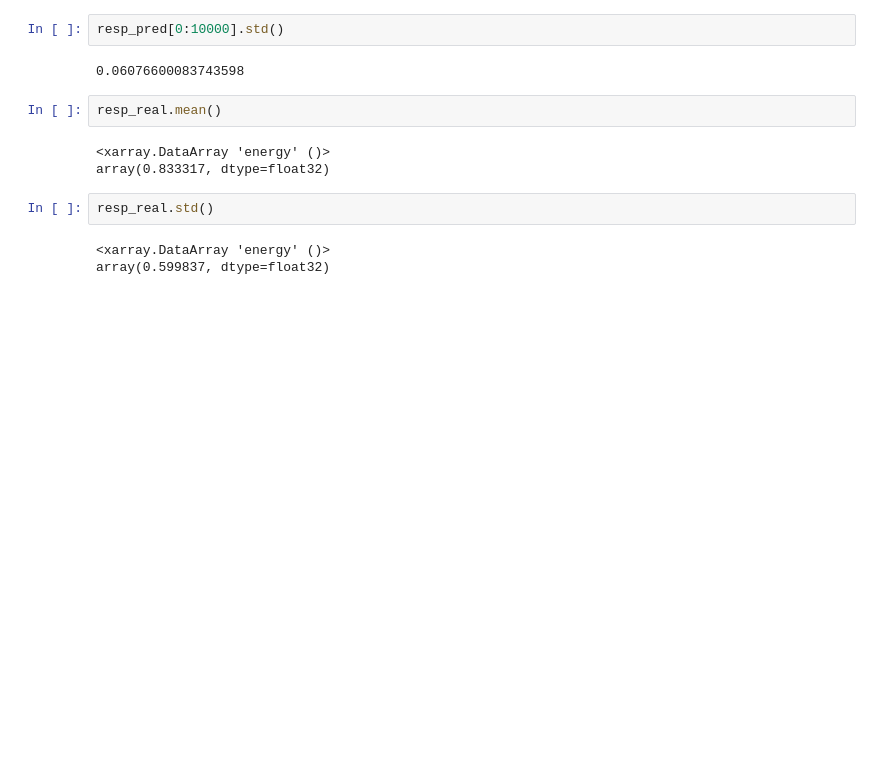
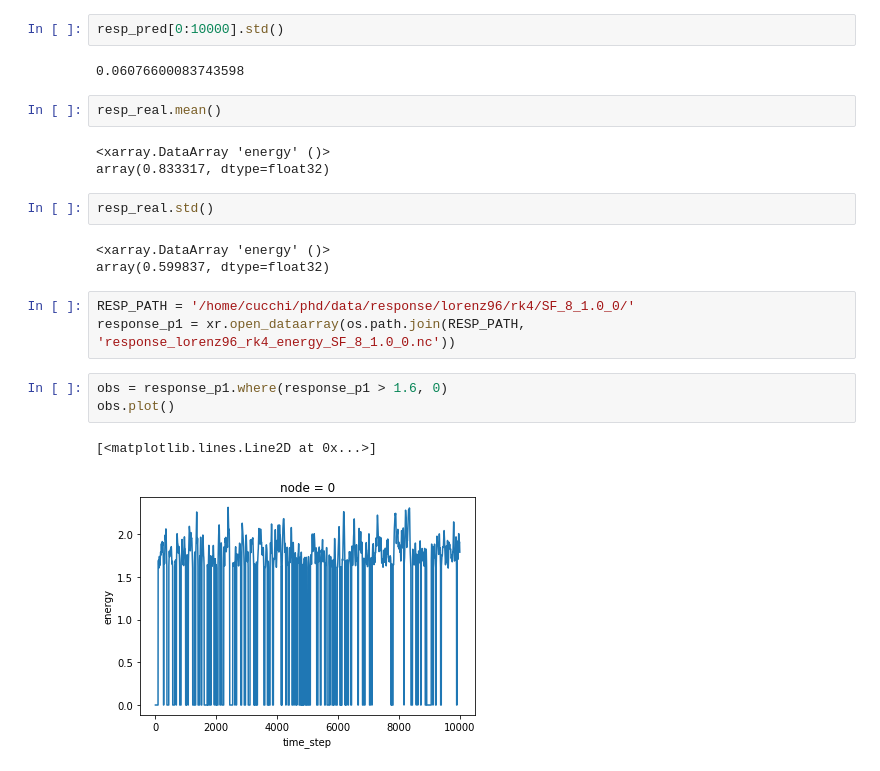
Before and after one commit to mcucchi9/exotic, a Jupyter notebook: notebooks/prediction.ipynb, the cells around one changed output. Saved outputs shown, nothing was run; the diff lists cells and outputs as text; blank space fills up the shorter version.

```diff
--- a/notebooks/prediction.ipynb
+++ b/notebooks/prediction.ipynb
@@ -84,3 +84,12 @@ resp_real.std()
 # %% [output]
 <xarray.DataArray 'energy' ()>
 array(0.599837, dtype=float32)
+# %%
+RESP_PATH = '/home/cucchi/phd/data/response/lorenz96/rk4/SF_8_1.0_0/'
+response_p1 = xr.open_dataarray(os.path.join(RESP_PATH, 'response_lorenz96_rk4_energy_SF_8_1.0_0.nc'))
+# %%
+obs = response_p1.where(response_p1 > 1.6, 0)
+obs.plot()
+# %% [output]
+[<matplotlib.lines.Line2D at 0x...>]
+[figure, added]
```
Also changed, not shown: parts of 1 cell of this notebook.
